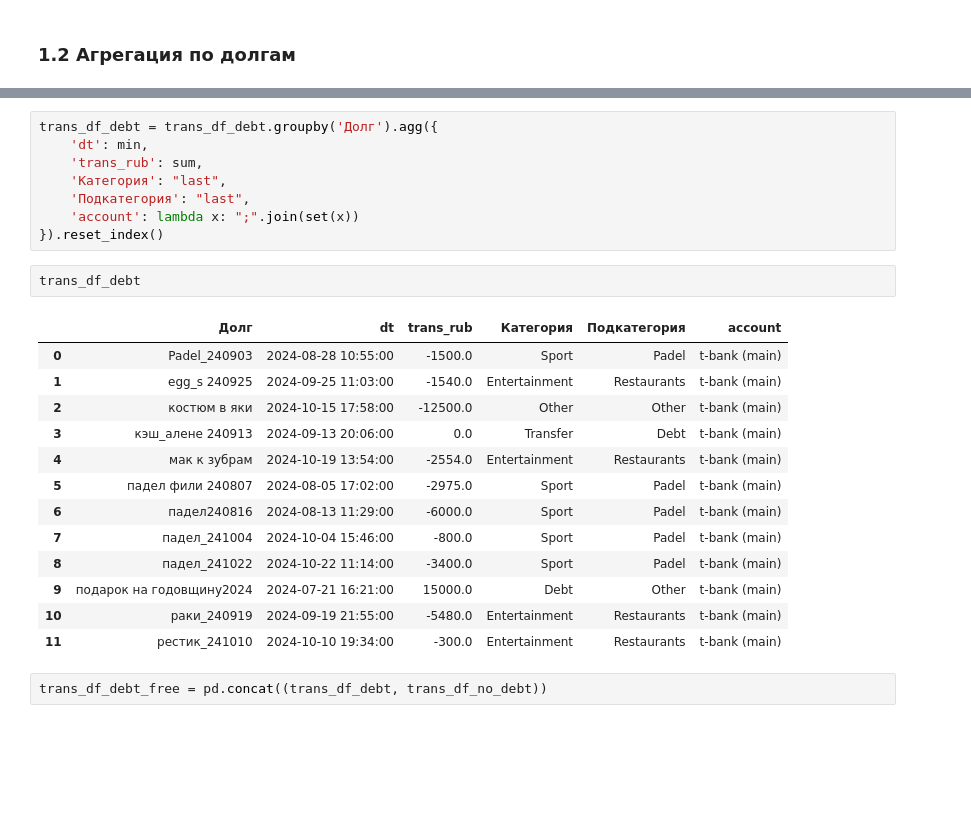
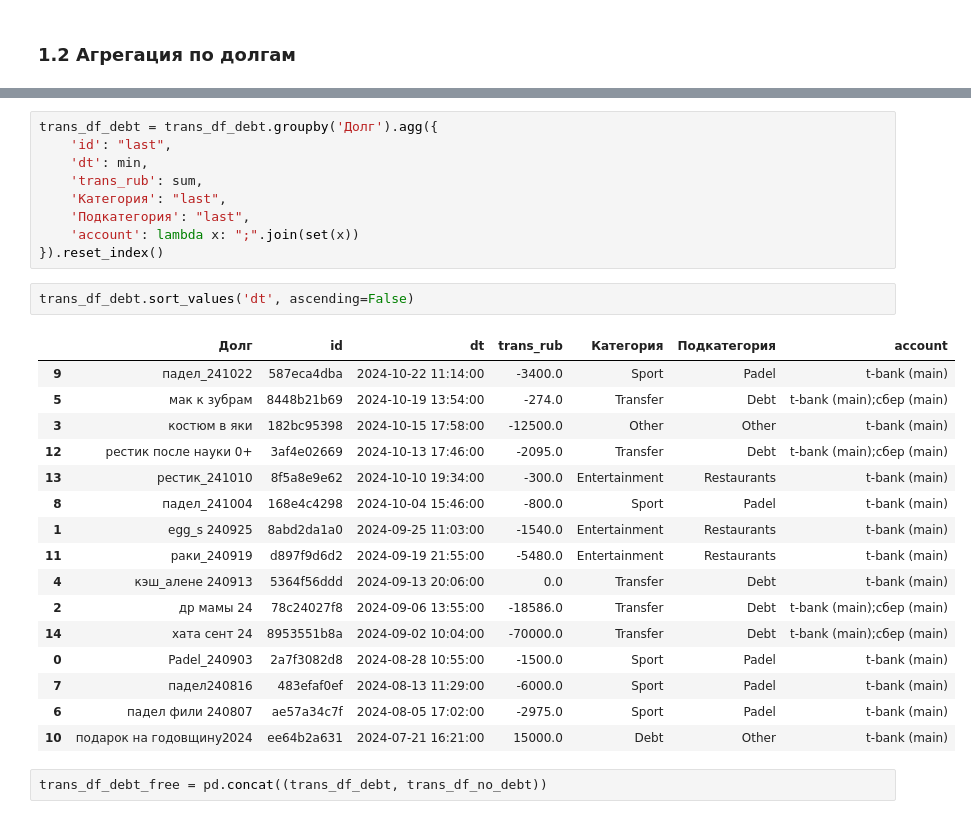
Before and after one commit to pnkrtm/finman, a Jupyter notebook: notebooks/dasboards.ipynb, the cells around one changed output, grey strips where cells are left out. Drawn from its saved outputs; the diff is of its cells as text; blank space fills up the shorter version.

```diff
--- a/notebooks/dasboards.ipynb
+++ b/notebooks/dasboards.ipynb
@@ -118,27 +209,31 @@ assert (trans_df_no_debt.shape[0] + trans_df_debt.shape[0]) == trans_df.shape[0]
 # %%
 trans_df_debt = trans_df_debt.groupby('Долг').agg({
+    'id': "last",
     'dt': min,
     'trans_rub': sum,
     'Категория': "last",
     'Подкатегория': "last",
     'account': lambda x: ";".join(set(x))
 }).reset_index()
-# %%
-trans_df_debt
-# %% [output]
-|  | Долг | dt | trans_rub | Категория | Подкатегория | account |
-| 0 | Padel_240903 | 2024-08-28 10:55:00 | -1500.0 | Sport | Padel | t-bank (main) |
-| 1 | egg_s 240925 | 2024-09-25 11:03:00 | -1540.0 | Entertainment | Restaurants | t-bank (main) |
-| 2 | костюм в яки | 2024-10-15 17:58:00 | -12500.0 | Other | Other | t-bank (main) |
-| 3 | кэш_алене 240913 | 2024-09-13 20:06:00 | 0.0 | Transfer | Debt | t-bank (main) |
-| 4 | мак к зубрам | 2024-10-19 13:54:00 | -2554.0 | Entertainment | Restaurants | t-bank (main) |
-| 5 | падел фили 240807 | 2024-08-05 17:02:00 | -2975.0 | Sport | Padel | t-bank (main) |
-| 6 | падел240816 | 2024-08-13 11:29:00 | -6000.0 | Sport | Padel | t-bank (main) |
-| 7 | падел_241004 | 2024-10-04 15:46:00 | -800.0 | Sport | Padel | t-bank (main) |
-| 8 | падел_241022 | 2024-10-22 11:14:00 | -3400.0 | Sport | Padel | t-bank (main) |
-| 9 | подарок на годовщину2024 | 2024-07-21 16:21:00 | 15000.0 | Debt | Other | t-bank (main) |
-| 10 | раки_240919 | 2024-09-19 21:55:00 | -5480.0 | Entertainment | Restaurants | t-bank (main) |
-| 11 | рестик_241010 | 2024-10-10 19:34:00 | -300.0 | Entertainment | Restaurants | t-bank (main) |
+# %%
+trans_df_debt.sort_values('dt', ascending=False)
+# %% [output]
+|  | Долг | id | dt | trans_rub | Категория | Подкатегория | account |
+| 9 | падел_241022 | 587eca4dba | 2024-10-22 11:14:00 | -3400.0 | Sport | Padel | t-bank (main) |
+| 5 | мак к зубрам | 8448b21b69 | 2024-10-19 13:54:00 | -274.0 | Transfer | Debt | t-bank (main);сбер (main) |
+| 3 | костюм в яки | 182bc95398 | 2024-10-15 17:58:00 | -12500.0 | Other | Other | t-bank (main) |
+| 12 | рестик после науки 0+ | 3af4e02669 | 2024-10-13 17:46:00 | -2095.0 | Transfer | Debt | t-bank (main);сбер (main) |
+| 13 | рестик_241010 | 8f5a8e9e62 | 2024-10-10 19:34:00 | -300.0 | Entertainment | Restaurants | t-bank (main) |
+| 8 | падел_241004 | 168e4c4298 | 2024-10-04 15:46:00 | -800.0 | Sport | Padel | t-bank (main) |
+| 1 | egg_s 240925 | 8abd2da1a0 | 2024-09-25 11:03:00 | -1540.0 | Entertainment | Restaurants | t-bank (main) |
+| 11 | раки_240919 | d897f9d6d2 | 2024-09-19 21:55:00 | -5480.0 | Entertainment | Restaurants | t-bank (main) |
+| 4 | кэш_алене 240913 | 5364f56ddd | 2024-09-13 20:06:00 | 0.0 | Transfer | Debt | t-bank (main) |
+| 2 | др мамы 24 | 78c24027f8 | 2024-09-06 13:55:00 | -18586.0 | Transfer | Debt | t-bank (main);сбер (main) |
+| 14 | хата сент 24 | 8953551b8a | 2024-09-02 10:04:00 | -70000.0 | Transfer | Debt | t-bank (main);сбер (main) |
+| 0 | Padel_240903 | 2a7f3082d8 | 2024-08-28 10:55:00 | -1500.0 | Sport | Padel | t-bank (main) |
+| 7 | падел240816 | 483efaf0ef | 2024-08-13 11:29:00 | -6000.0 | Sport | Padel | t-bank (main) |
+| 6 | падел фили 240807 | ae57a34c7f | 2024-08-05 17:02:00 | -2975.0 | Sport | Padel | t-bank (main) |
+| 10 | подарок на годовщину2024 | ee64b2a631 | 2024-07-21 16:21:00 | 15000.0 | Debt | Other | t-bank (main) |
 # %%
 trans_df_debt_free = pd.concat((trans_df_debt, trans_df_no_debt))
 # %% [markdown]
```
Also changed, not shown: parts of 19 cells of this notebook, 6 other files.
